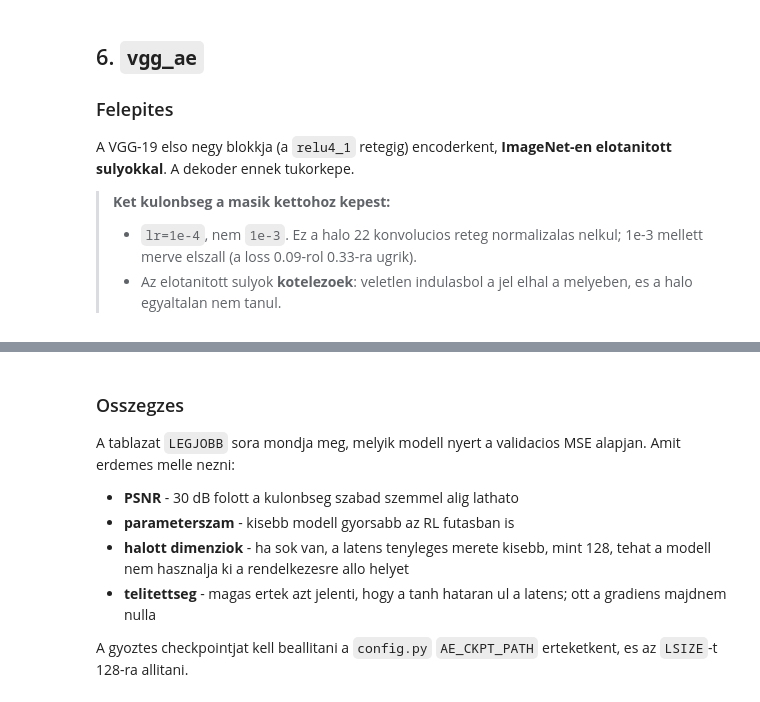
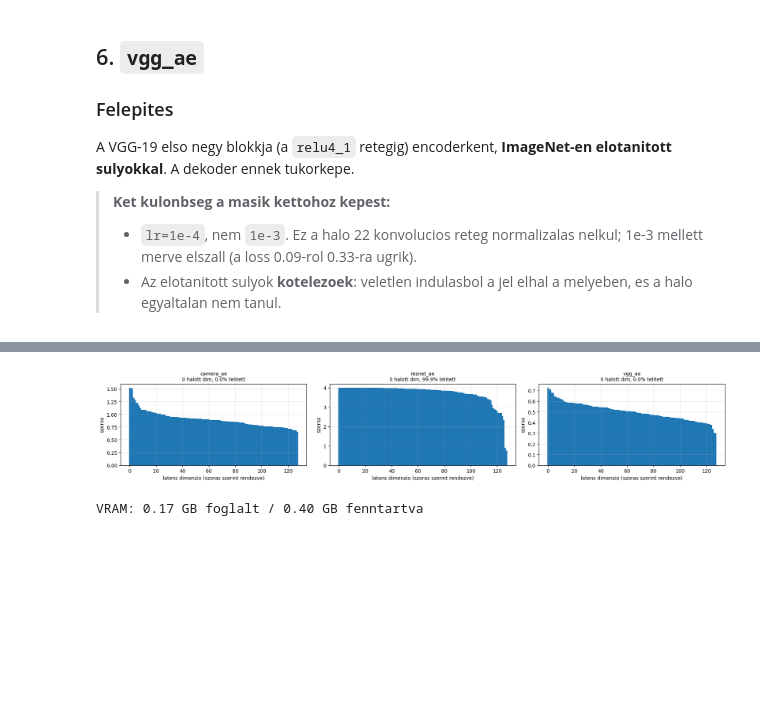
Before and after one commit to Neo7411/RL-carla-ROS2, a Jupyter notebook: feature_extractions/train_camera.ipynb, the cells around one changed output, grey strips where cells are left out. Cells and saved outputs as stored; diff of their text form; code cells hidden in the pictures; blank space fills up the shorter version.

```diff
--- a/feature_extractions/train_camera.ipynb
+++ b/feature_extractions/train_camera.ipynb
@@ -414,48 +691,36 @@ print("VRAM:", vram())
 # halott dimenzio : akinek a szorasa ~0, az nem hordoz informaciot
 # telitett        : a tanh hataran (+-latent_scale) ulo ertekek - ezek
 #                   gradiense majdnem nulla, tehat mar nem tanulnak
 
-n_sample = min(1000, len(x_val))
-sidx = np.random.choice(len(x_val), n_sample, replace=False)
-sample = x_val[sidx]
+n_sample = min(1000, len(x_test))
+sidx = np.random.choice(len(x_test), n_sample, replace=False)
+sample = x_test[sidx]
 
 fig, axes = plt.subplots(1, len(HISTORIES), figsize=(6 * len(HISTORIES), 3.4),
                          squeeze=False)
 
 for k, h in enumerate(HISTORIES):
     m = load_model(h).to(DEVICE)
     scale = m.hparams.latent_scale
     with torch.no_grad():
         z = m.encode(sample.to(DEVICE)).cpu().numpy()
     free_vram(m)
 
     std = z.std(axis=0)
     dead = int((std < 0.01 * scale).sum())
     sat = 100 * (np.abs(z) > 0.97 * scale).mean()
 
     ax = axes[0, k]
     ax.bar(range(len(std)), np.sort(std)[::-1], width=1.0)
     ax.set_title(f"{h['label']}\n{dead} halott dim, {sat:.1f}% telitett",
                  fontsize=10)
     ax.set_xlabel("latens dimenzio (szoras szerint rendezve)")
     ax.set_ylabel("szoras")
     ax.grid(alpha=0.3)
 
 plt.tight_layout()
 plt.show()
 print("VRAM:", vram())
+# %% [output]
+[figure, added]
+VRAM: 0.17 GB foglalt / 0.40 GB fenntartva
-# %% [markdown]
-### Osszegzes
-
-A tablazat `LEGJOBB` sora mondja meg, melyik modell nyert a validacios
-MSE alapjan. Amit erdemes melle nezni:
-
-- **PSNR** - 30 dB folott a kulonbseg szabad szemmel alig lathato
-- **parameterszam** - kisebb modell gyorsabb az RL futasban is
-- **halott dimenziok** - ha sok van, a latens tenyleges merete kisebb,
-  mint 128, tehat a modell nem hasznalja ki a rendelkezesre allo helyet
-- **telitettseg** - magas ertek azt jelenti, hogy a tanh hataran ul a
-  latens; ott a gradiens majdnem nulla
-
-A gyoztes checkpointjat kell beallitani a `config.py` `AE_CKPT_PATH`
-erteketkent, es az `LSIZE`-t 128-ra allitani.
```
Also changed, not shown: parts of 22 cells of this notebook, 6 other files.
